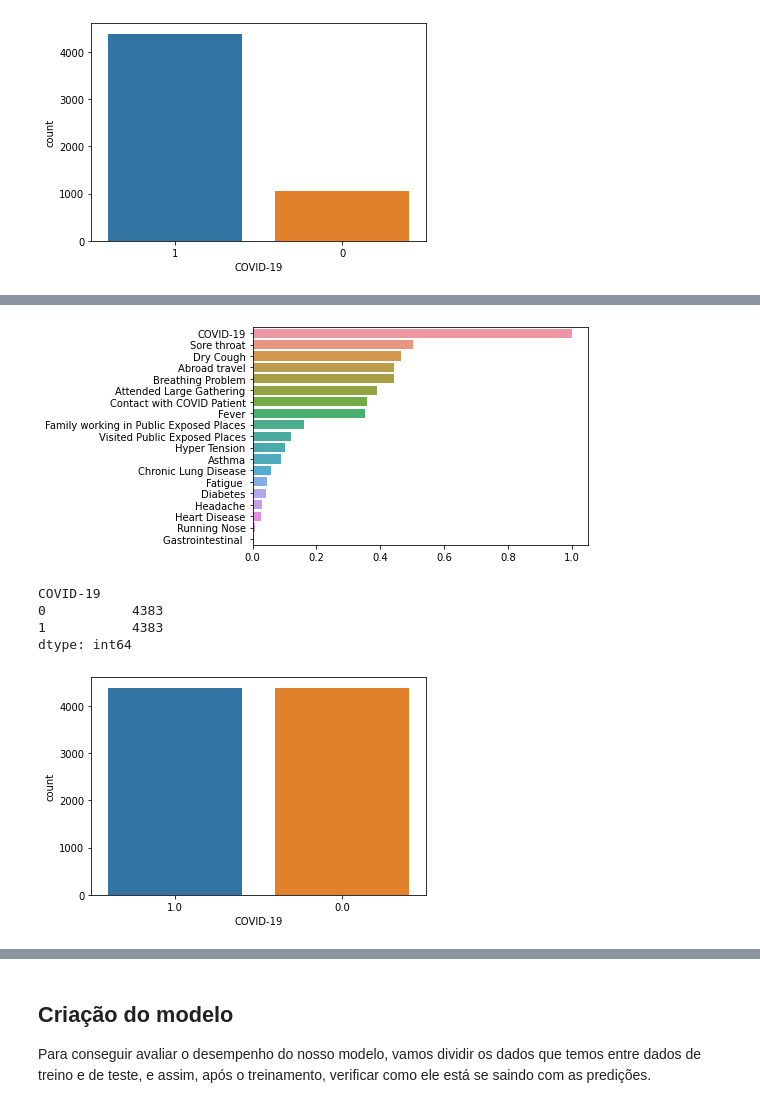
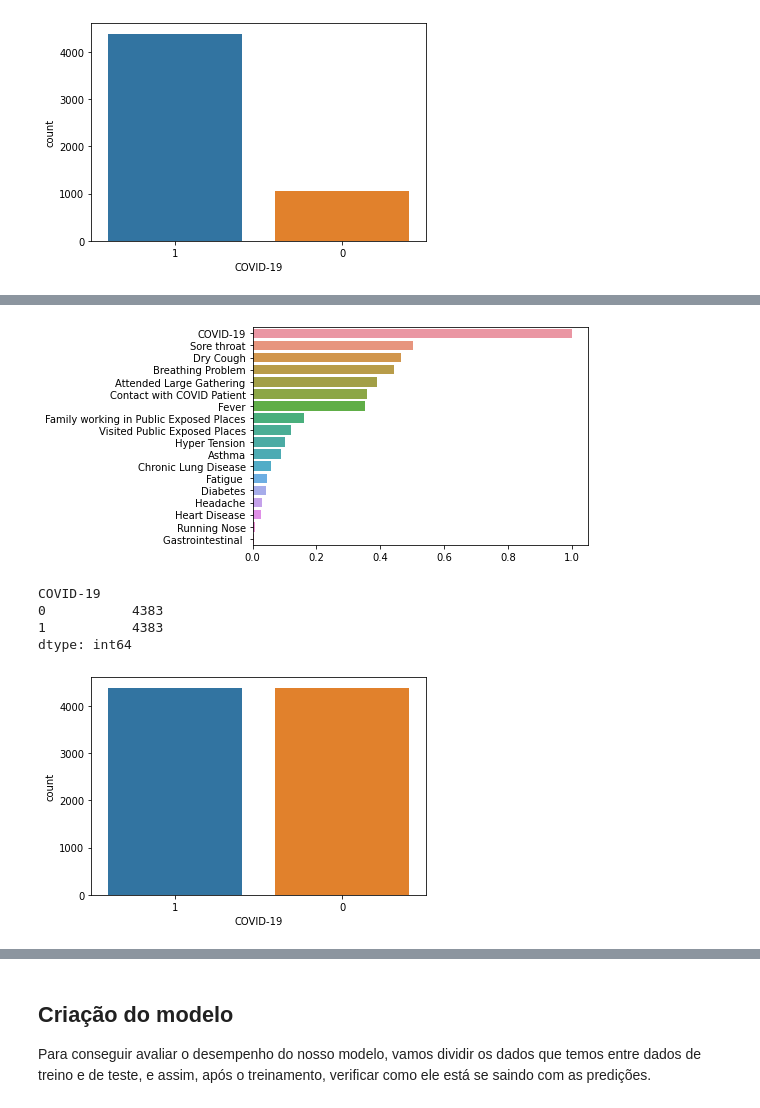
Before and after one commit to Cd4sh/project-pos-ai, a Jupyter notebook: notebook.ipynb, the cells around one changed output, grey strips where cells are left out. Drawn from its saved outputs; the diff is of its cells as text; code cells hidden in the pictures.

```diff
--- a/notebook.ipynb
+++ b/notebook.ipynb
@@ -7,7 +7,7 @@ import seaborn as sns
 #Função de tratamento de dataset
 
 def tratamento(df):
-    df.drop(['Wearing Masks', 'Sanitization from Market'], axis=1, inplace=True);
+    df.drop(['Wearing Masks', 'Sanitization from Market', 'Abroad travel'], axis=1, inplace=True);
 
     df.replace('Yes', 1, inplace=True);
     df.replace('No', 0, inplace=True);
@@ -81,7 +83,7 @@ correlation = abs(df[df.columns[:]].corr())['COVID-19'][:].sort_values(ascending
 sns.barplot( x=correlation.values, y=correlation.index)
 plt.show()
 # %% [output]
-[figure, old version]
+[figure, new version]
 # %%
 
 features = ['Breathing Problem', 'Fever', 'Dry Cough', 'Sore throat',
@@ -108,8 +110,8 @@ COVID-19
 1           4383
 dtype: int64
 # %%
-df = pd.concat([X, y]);
-sns.countplot(data=df, x='COVID-19', order=df['COVID-19'].value_counts().index)
+df2 = pd.concat([X, y], axis=1);
+sns.countplot(data=df2, x='COVID-19', order=df2['COVID-19'].value_counts().index)
 plt.show()
 # %% [output]
-[figure, old version]
+[figure, new version]
```
Also changed, not shown: parts of 16 cells of this notebook, 2 other files.
